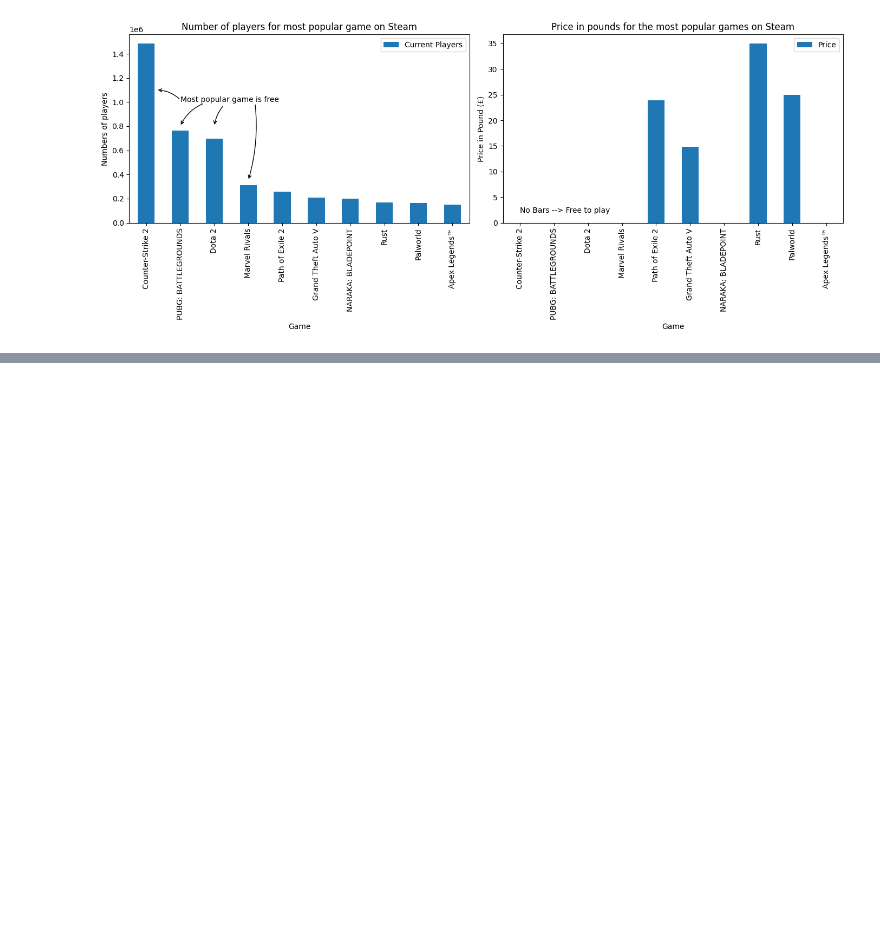
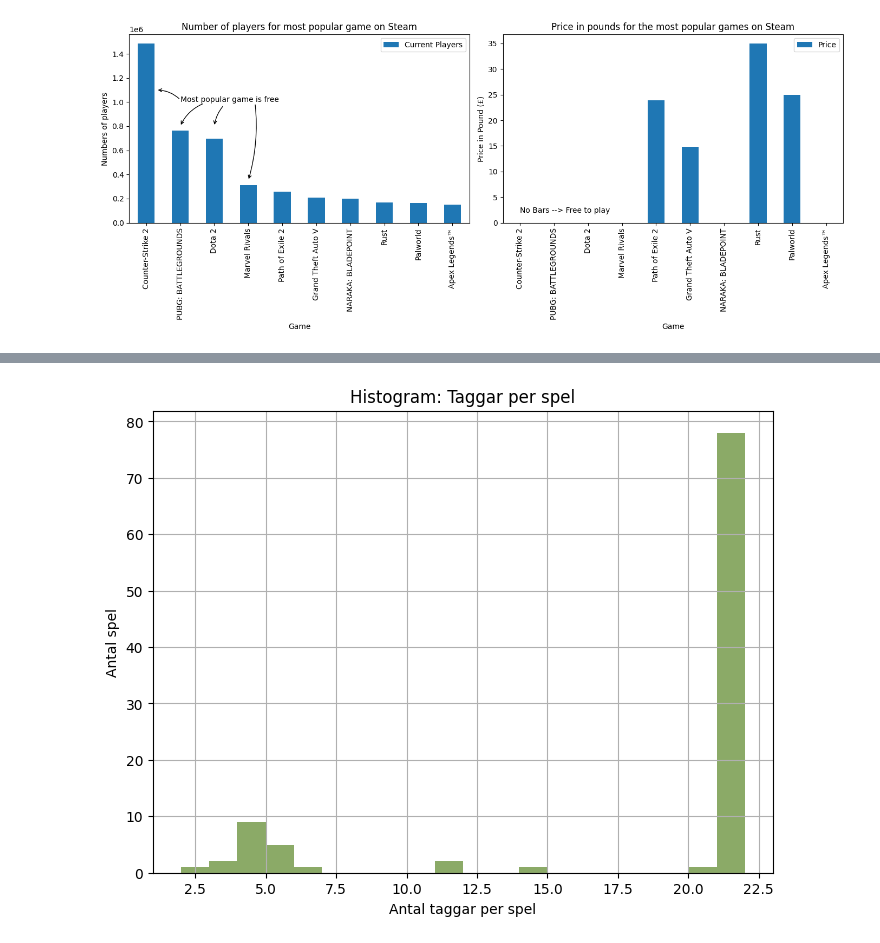
Before and after one commit to Donnersten/data_visualization_hampus_donnersten_de24, a Jupyter notebook: exercises/exercises_0/exercise_1.ipynb, the cells around one changed output, grey strips where cells are left out. Cells and saved outputs as stored; diff of their text form; code cells hidden in the pictures; blank space fills up the shorter version.

```diff
--- a/exercises/exercises_0/exercise_1.ipynb
+++ b/exercises/exercises_0/exercise_1.ipynb
@@ -124,0 +228,4 @@ fig.savefig("../figures/subplot_ex0.1.png", dpi=400)
+# %%
+df["num_tags"] = df["Genre Tags"].apply(lambda x: len(x.split(", ")))
+
+df["num_tags"]
@@ -124,0 +245,10 @@ fig.savefig("../figures/subplot_ex0.1.png", dpi=400)
+# %%
+plt.figure(figsize=(8,6))
+plt.hist(df["num_tags"], bins=range(df["num_tags"].min(), df["num_tags"].max() + 2),  color='#8BAA67')
+plt.xlabel("Antal taggar per spel")
+plt.ylabel("Antal spel")
+plt.title("Histogram: Taggar per spel")
+plt.grid(True)
+plt.show()
+# %% [output]
+[figure, added]
```
Also changed, not shown: parts of 9 cells of this notebook, 8 other files.
